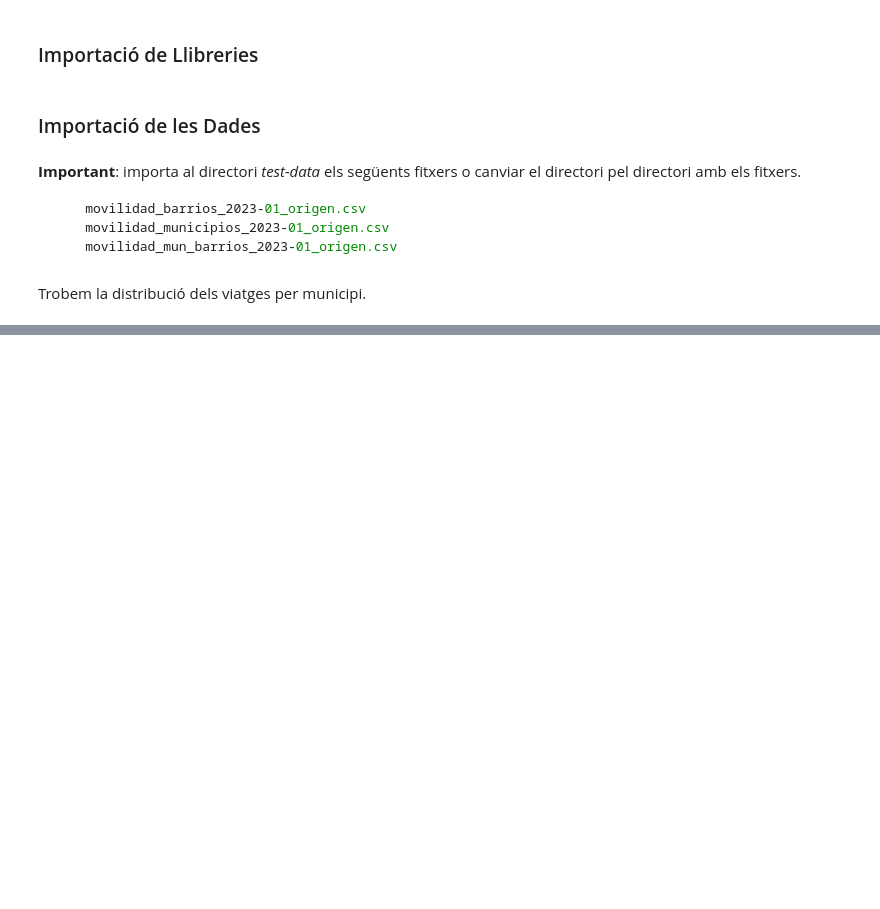
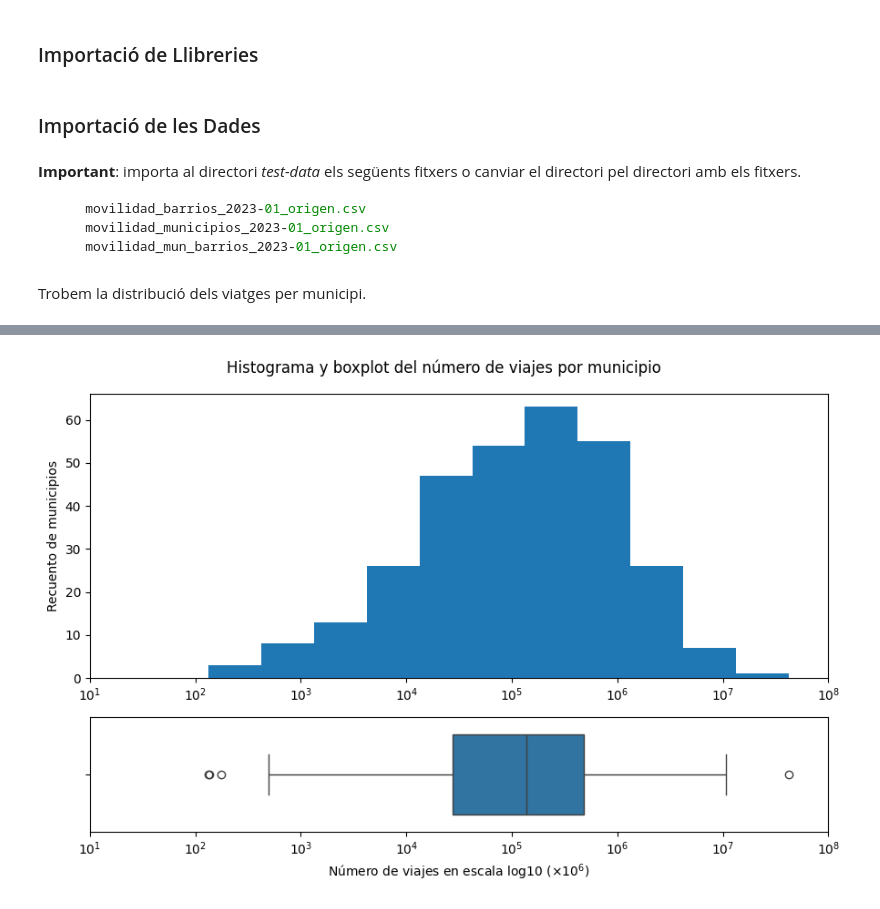
Before and after one commit to jordirubio01/MobiCat, a Jupyter notebook: mobile-challenge-datasets/IT2__DS3__2-Features-Distributions.ipynb, the cells around one changed output, grey strips where cells are left out. Cells and saved outputs as stored; diff of their text form; code cells hidden in the pictures; blank space fills up the shorter version.

```diff
--- a/mobile-challenge-datasets/IT2__DS3__2-Features-Distributions.ipynb
+++ b/mobile-challenge-datasets/IT2__DS3__2-Features-Distributions.ipynb
@@ -142 +120,15 @@ plt.show()
+# %%
+plot_histogram_and_boxplot(
+    array=np.log10(municipalities_df["viajes"]),
+    figsize=(9, 6),
+    height_ratios=[5, 2],
+    ticks=(ticks := [1, 2, 3, 4, 5, 6, 7, 8]),
+    labels=[f"$10^{t}$" for t in ticks],
+    histogram_bins=11,
+    xlabel="Número de viajes en escala log10 $(×10^6)$",
+    ylabel="Recuento de municipios",
+    title="Histograma y boxplot del número de viajes por municipio"
+)
+# %% [output]
+[figure, added]
 # %%
```
Also changed, not shown: parts of 7 cells of this notebook, 7 other files.
